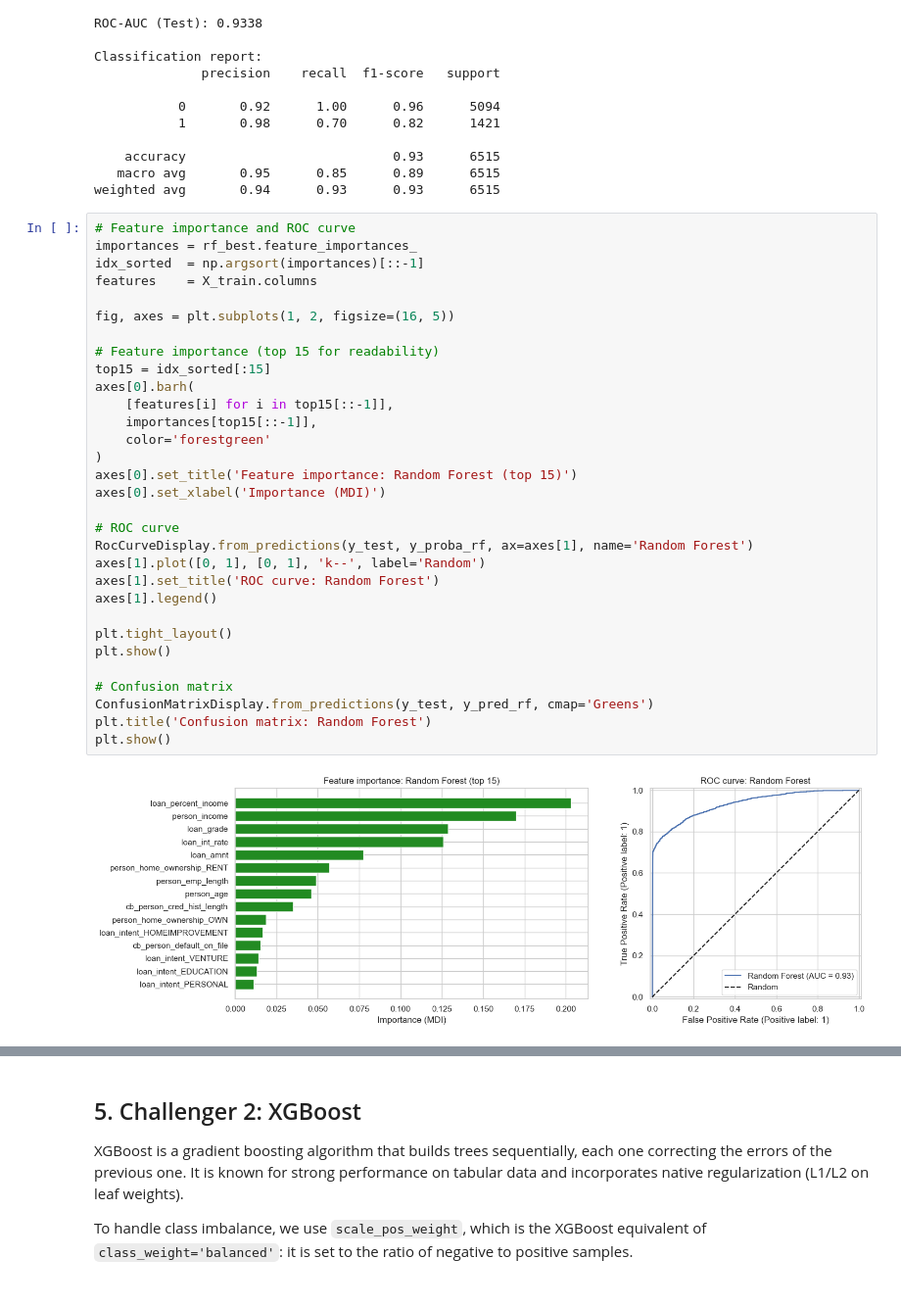
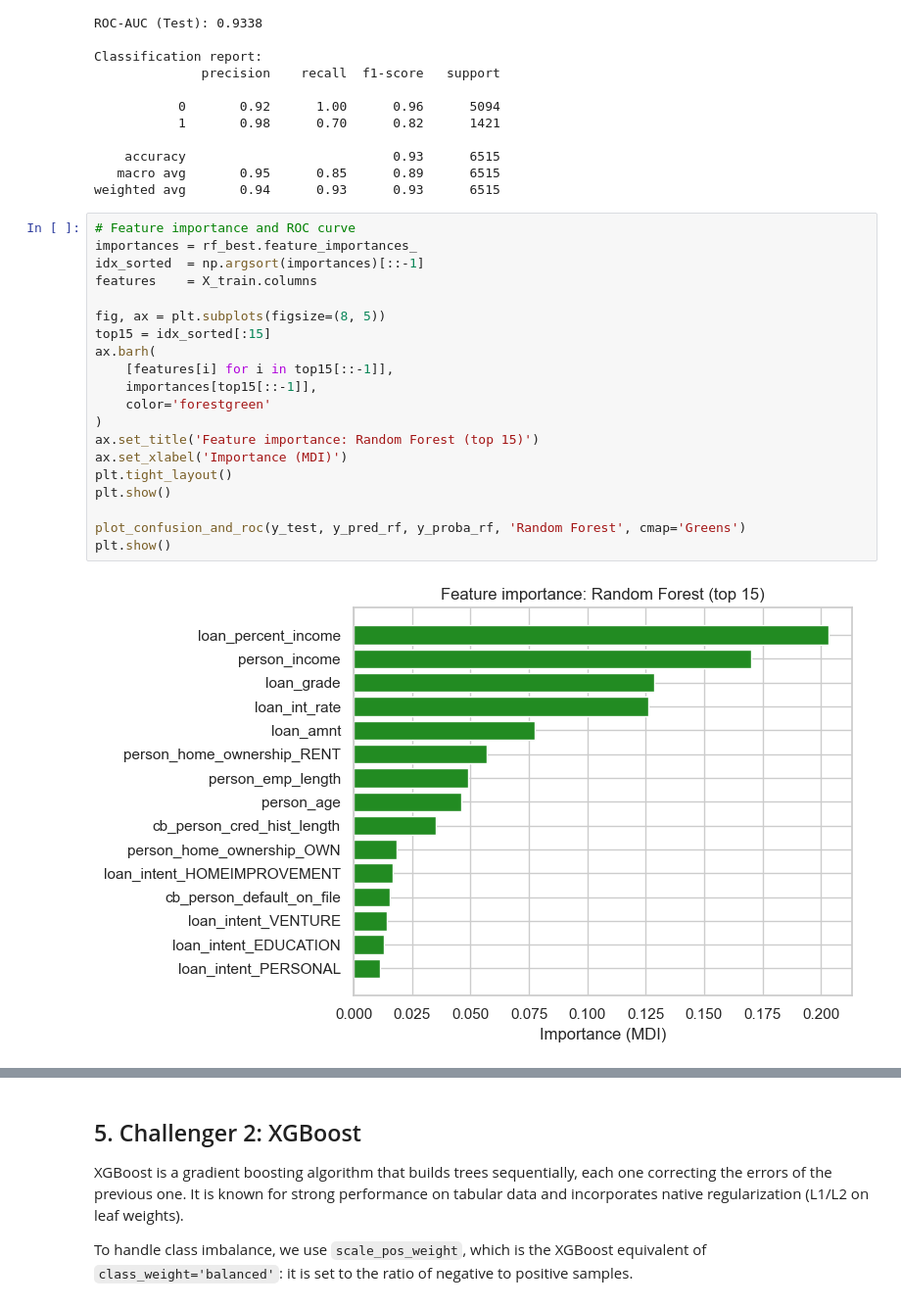
Before and after one commit to RedaAllab/credit-risk-classification, a Jupyter notebook: notebooks/credit_risk_modeling_en.ipynb, the cells around one changed output, grey strips where cells are left out. Shown at 98% size. Drawn from its saved outputs; the diff is of its cells as text.

```diff
--- a/notebooks/credit_risk_modeling_en.ipynb
+++ b/notebooks/credit_risk_modeling_en.ipynb
@@ -272,33 +273,22 @@ weighted avg       0.94      0.93      0.93      6515
 # %%
 # Feature importance and ROC curve
 importances = rf_best.feature_importances_
 idx_sorted  = np.argsort(importances)[::-1]
 features    = X_train.columns
 
-fig, axes = plt.subplots(1, 2, figsize=(16, 5))
-
-# Feature importance (top 15 for readability)
+fig, ax = plt.subplots(figsize=(8, 5))
 top15 = idx_sorted[:15]
-axes[0].barh(
+ax.barh(
     [features[i] for i in top15[::-1]],
     importances[top15[::-1]],
     color='forestgreen'
 )
-axes[0].set_title('Feature importance: Random Forest (top 15)')
-axes[0].set_xlabel('Importance (MDI)')
-
-# ROC curve
-RocCurveDisplay.from_predictions(y_test, y_proba_rf, ax=axes[1], name='Random Forest')
-axes[1].plot([0, 1], [0, 1], 'k--', label='Random')
-axes[1].set_title('ROC curve: Random Forest')
-axes[1].legend()
-
+ax.set_title('Feature importance: Random Forest (top 15)')
+ax.set_xlabel('Importance (MDI)')
 plt.tight_layout()
 plt.show()
 
-# Confusion matrix
-ConfusionMatrixDisplay.from_predictions(y_test, y_pred_rf, cmap='Greens')
-plt.title('Confusion matrix: Random Forest')
+plot_confusion_and_roc(y_test, y_pred_rf, y_proba_rf, 'Random Forest', cmap='Greens')
 plt.show()
 # %% [output]
-[figure, old version]
+[figure, new version]
```
Also changed, not shown: parts of 6 cells of this notebook, 5 other files.
